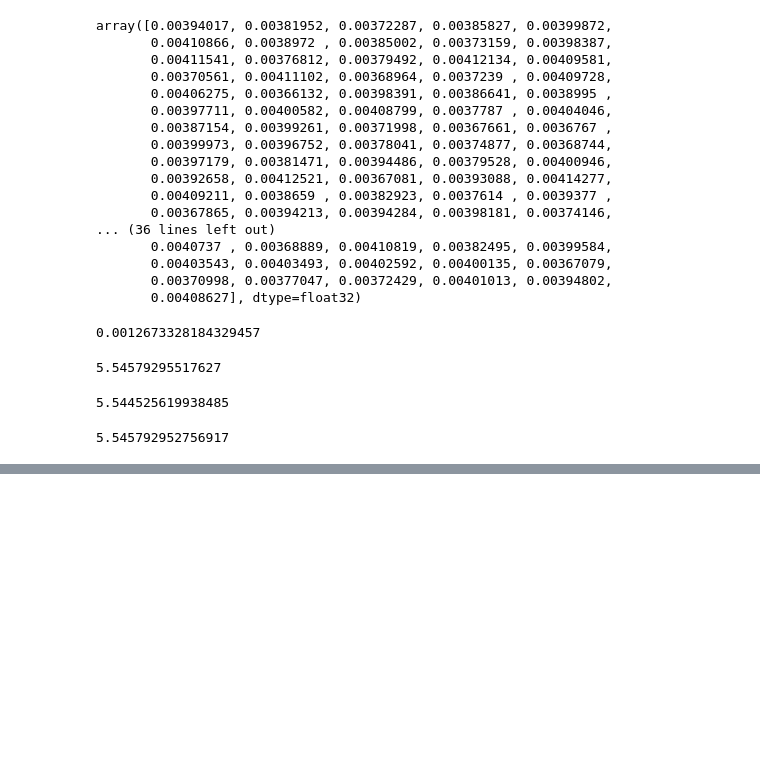
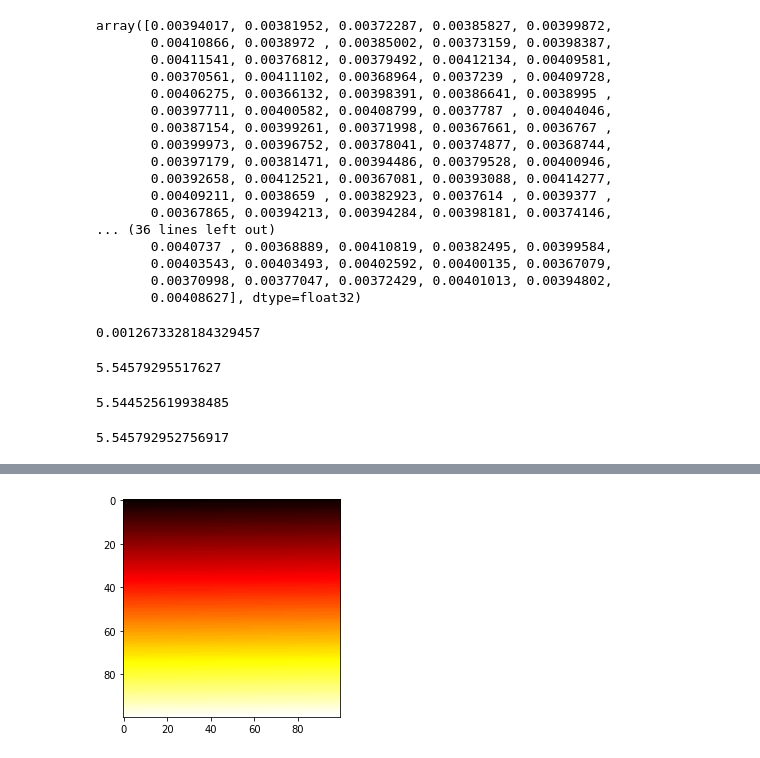
Before and after one commit to Arseni1919/Mountain_Car_DDPG, a Jupyter notebook: drafts_notebook.ipynb, the cells around one changed output, grey strips where cells are left out. Cells and saved outputs as stored; diff of their text form; code cells hidden in the pictures; blank space fills up the shorter version.

```diff
--- a/drafts_notebook.ipynb
+++ b/drafts_notebook.ipynb
@@ -112,0 +129,12 @@ plt.plot(list_of_v2)
+# %%
+import matplotlib.pyplot as plt
+import numpy as np
+
+m = np.ndarray((100,100))
+count = 0
+for c in range(100):
+    for l in range(100):
+        m[c, l] = count
+        count += 1
+
+m
@@ -112,0 +155,6 @@ plt.plot(list_of_v2)
+# %%
+a = np.random.random((16, 16))
+plt.imshow(m, cmap='hot', interpolation='nearest')
+plt.show()
+# %% [output]
+[figure, added]
```
Also changed, not shown: parts of 4 cells of this notebook, 9 other files.
